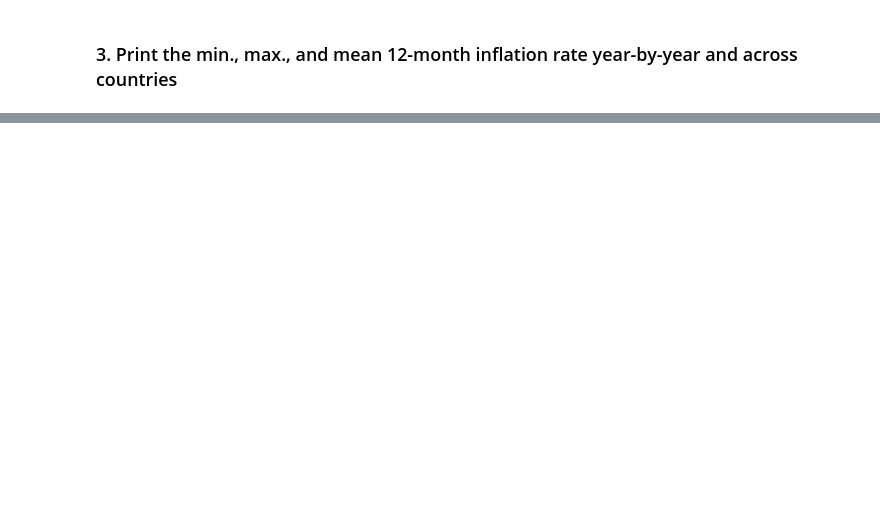
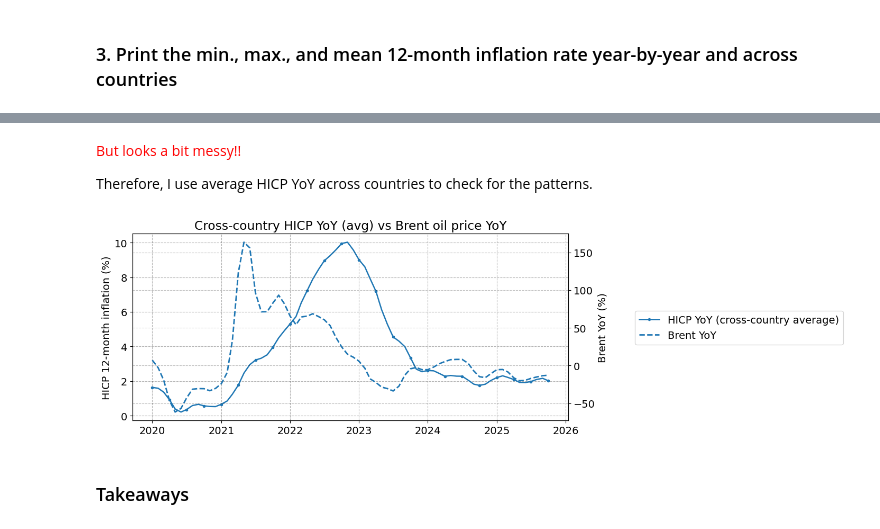
Before and after one commit to Hsueh-1113/Programming-for-Economists, a Jupyter notebook: 01_dataproject_Lee/dataproject.ipynb, the cells around one changed output, grey strips where cells are left out. Drawn from its saved outputs; the diff is of its cells as text; code cells hidden in the pictures; blank space fills up the shorter version.

```diff
--- a/01_dataproject_Lee/dataproject.ipynb
+++ b/01_dataproject_Lee/dataproject.ipynb
@@ -434,0 +581,37 @@ We find that that ...
+# %% [markdown]
+<span style="color:red">But looks a bit messy!!</span>
+
+Therefore, I use average HICP YoY across countries to check for the patterns.
+# %%
+plot_df = yoy.sort_index()
+countries = [c for c in plot_df.columns if c != 'Brent YoY']
+
+hicp_mean = plot_df[countries].mean(axis=1).rolling(3, min_periods=1).mean()
+brent_sm  = plot_df['Brent YoY'].rolling(3, min_periods=1).mean()
+
+fig, ax1 = plt.subplots(figsize=(10, 4.5))
+ax1.plot(hicp_mean.index, hicp_mean, marker='o', markersize=3, markevery=3,
+         linewidth=1.8, label='HICP YoY (cross-country average)')
+ax1.set_ylabel('HICP 12-month inflation (%)')
+ax1.grid(True, ls='--', alpha=0.3)
+ax1.xaxis.set_major_locator(mdates.YearLocator())
+ax1.xaxis.set_major_formatter(mdates.DateFormatter('%Y'))
+
+ax2 = ax1.twinx()
+ax2.plot(brent_sm.index, brent_sm, linestyle='--', linewidth=2.0, label='Brent YoY')
+ax2.set_ylabel('Brent YoY (%)')
+
+h1, l1 = ax1.get_legend_handles_labels()
+h2, l2 = ax2.get_legend_handles_labels()
+
+fig.legend(h1+h2, l1+l2,
+           loc='center left', bbox_to_anchor=(1.02, 0.5))
+
+fig.subplots_adjust(right=0.78)
+
+ax1.set_title('Cross-country HICP YoY (avg) vs Brent oil price YoY')
+plt.tight_layout()
+# %% [output]
+[figure, added]
+# %% [markdown]
+### Takeaways
```
Also changed, not shown: parts of 25 cells of this notebook, 1 other file.
